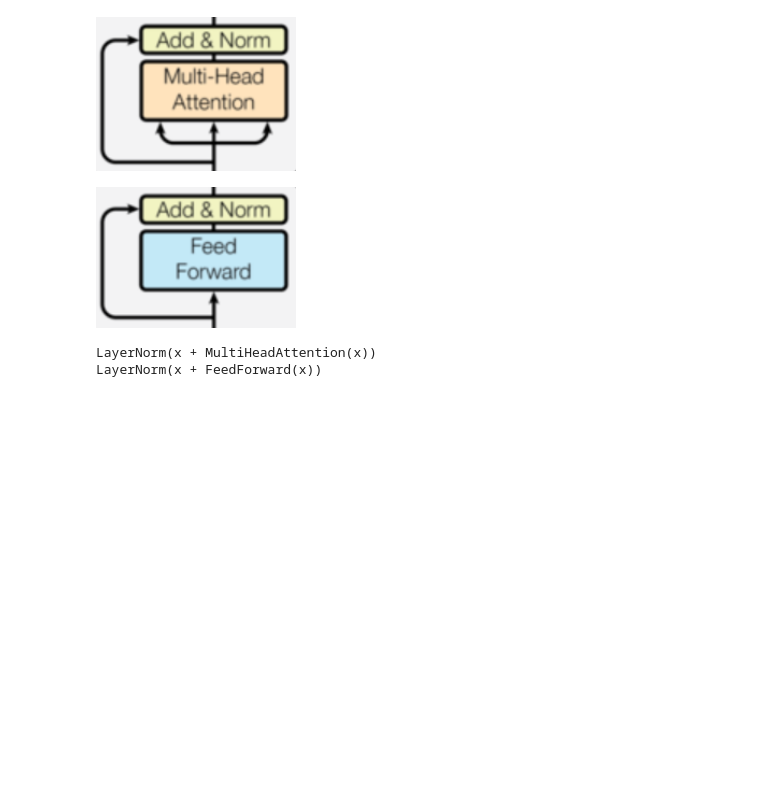
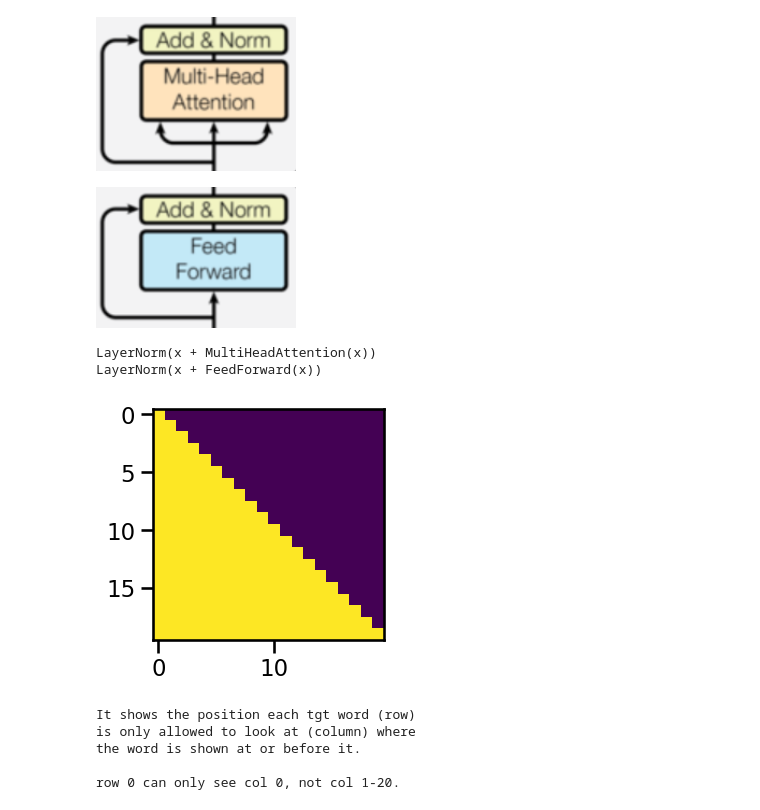
Before and after one commit to Trip1eLift/practice-pytorch, a Jupyter notebook: transformer/main.ipynb, the cells around one changed output. Saved outputs shown, nothing was run; the diff lists cells and outputs as text; code cells hidden in the pictures; blank space fills up the shorter version.

```diff
--- a/transformer/main.ipynb
+++ b/transformer/main.ipynb
@@ -156,0 +196,27 @@ class EncoderLayer(nn.Module):
+# %%
+"""
+We also modify the self-attention sub-layer in the decoder stack to prevent positions
+from attending to subsequent positions. This masking, combined with fact that the output
+embeddings are offset by one position, ensures that the predictions for position i can
+depend only on the known outputs at positions less than i.
+"""
+def subsequent_mask(size):
+    "Mask out subsequent positions."
+    attn_shape = (1, size, size)
+    subsequent_mask = np.triu(np.ones(attn_shape), k=1).astype('uint8')
+    return torch.from_numpy(subsequent_mask) == 0
+plt.figure(figsize=(3,3))
+plt.imshow(subsequent_mask(20)[0])
+plt.show()
+print("It shows the position each tgt word (row) \n" +
+      "is only allowed to look at (column) where \n" +
+      "the word is shown at or before it.\n")
+
+print("row 0 can only see col 0, not col 1-20.")
+# %% [output]
+[figure, added]
+It shows the position each tgt word (row)
+is only allowed to look at (column) where
+the word is shown at or before it.
+
+row 0 can only see col 0, not col 1-20.
```
Also changed, not shown: parts of 6 cells of this notebook, 3 other files.
